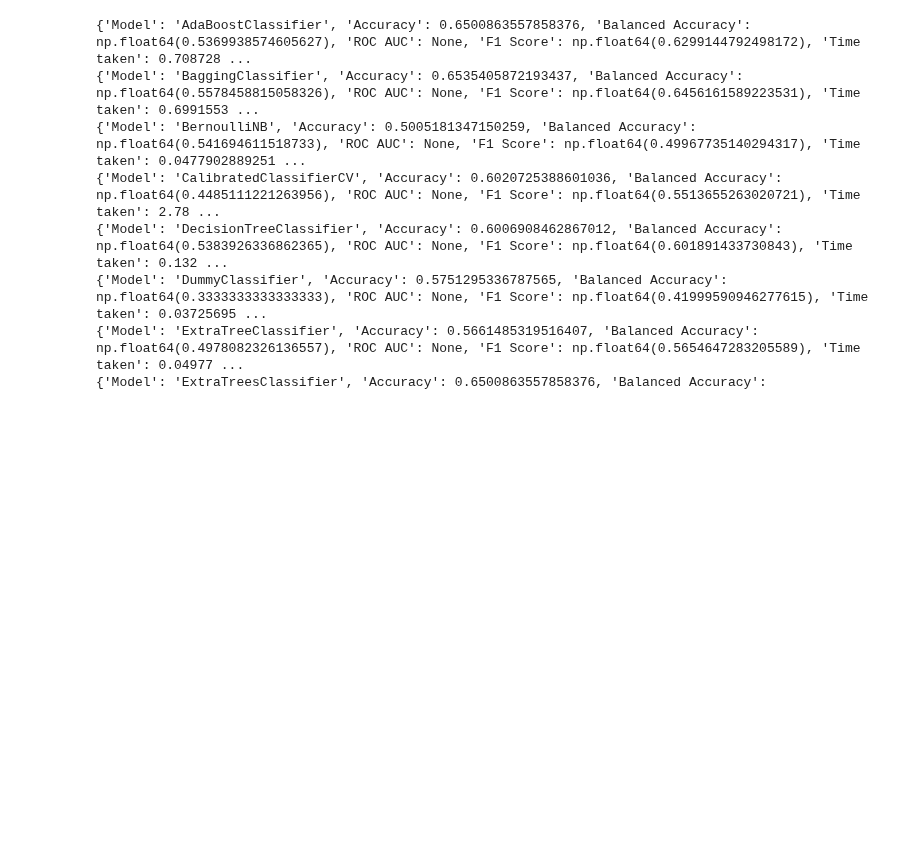
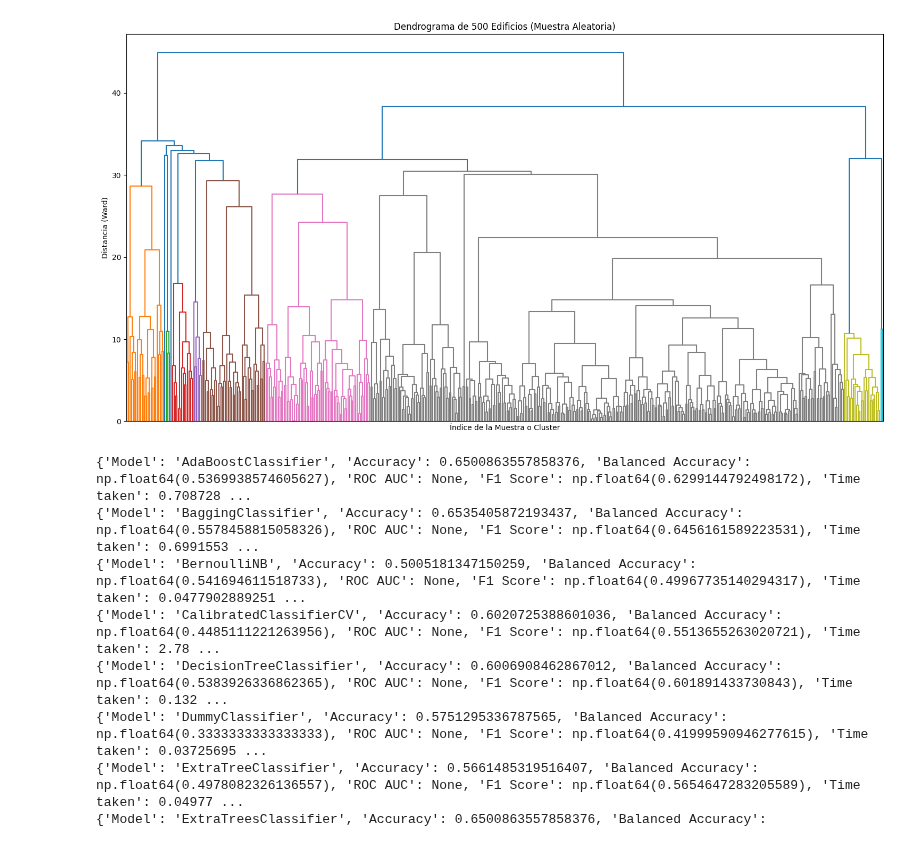
Before and after one commit to Javiert54/bigData, a Jupyter notebook: CEIABD_SNS/UT3 - Algoritmos y herramientas para el aprendizaje supervisado/Actividad 3.7 – Predicción de Riesgo de derrumbamiento - Terremotos/earthquakes.ipynb, the cells around one changed output. Saved outputs shown, nothing was run; the diff lists cells and outputs as text; code cells hidden in the pictures; blank space fills up the shorter version.

```diff
--- a/CEIABD_SNS/UT3 - Algoritmos y herramientas para el aprendizaje supervisado/Actividad 3.7 – Predicción de Riesgo de derrumbamiento - Terremotos/earthquakes.ipynb
+++ b/CEIABD_SNS/UT3 - Algoritmos y herramientas para el aprendizaje supervisado/Actividad 3.7 – Predicción de Riesgo de derrumbamiento - Terremotos/earthquakes.ipynb
@@ -95,3 +22,37 @@ y_test: (5791,)
+# %%
+# Seleccionar una muestra aleatoria de los datos de entrenamiento procesados
+n_samples = 500
+if n_samples > X_train_processed.shape[0]:
+    n_samples = X_train_processed.shape[0]
+
+sample_indices = np.random.choice(X_train_processed.index, n_samples, replace=False)
+X_train_sample = X_train_processed.loc[sample_indices]
+y_train_sample_labels = y_train.loc[sample_indices]
+
+# Escalar los datos de la muestra para clustering jerárquico
+scaler = StandardScaler()
+X_train_sample_scaled = scaler.fit_transform(X_train_sample)
+
+# Realizar clustering jerárquico usando el método 'ward'
+Z_buildings = linkage(X_train_sample_scaled, method='ward')
+
+# Crear y visualizar el dendrograma
+plt.figure(figsize=(15, 8))
+plt.title(f"Dendrograma de {n_samples} Edificios (Muestra Aleatoria)")
+plt.xlabel("Índice de la Muestra o Cluster")
+plt.ylabel("Distancia (Ward)")
+
+dendrogram(
+    Z_buildings,
+    leaf_rotation=90.,
+    leaf_font_size=8.,
+    no_labels=True
+)
+
+plt.tight_layout()
+plt.show()
+# %% [output]
+[figure, added]
 # %%
 clf = LazyClassifier(verbose=1, ignore_warnings=True, custom_metric=None)
 
```
Also changed, not shown: parts of 3 cells of this notebook, 3 other files.
